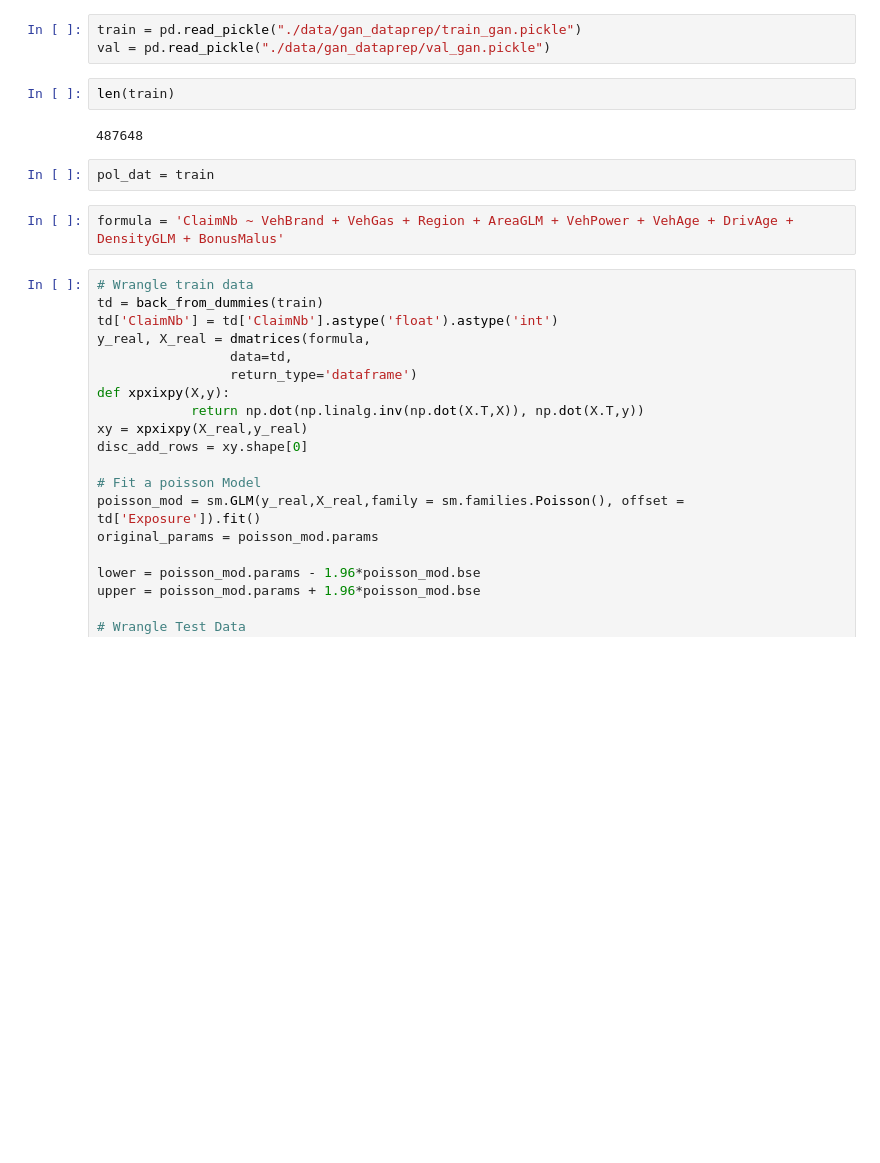
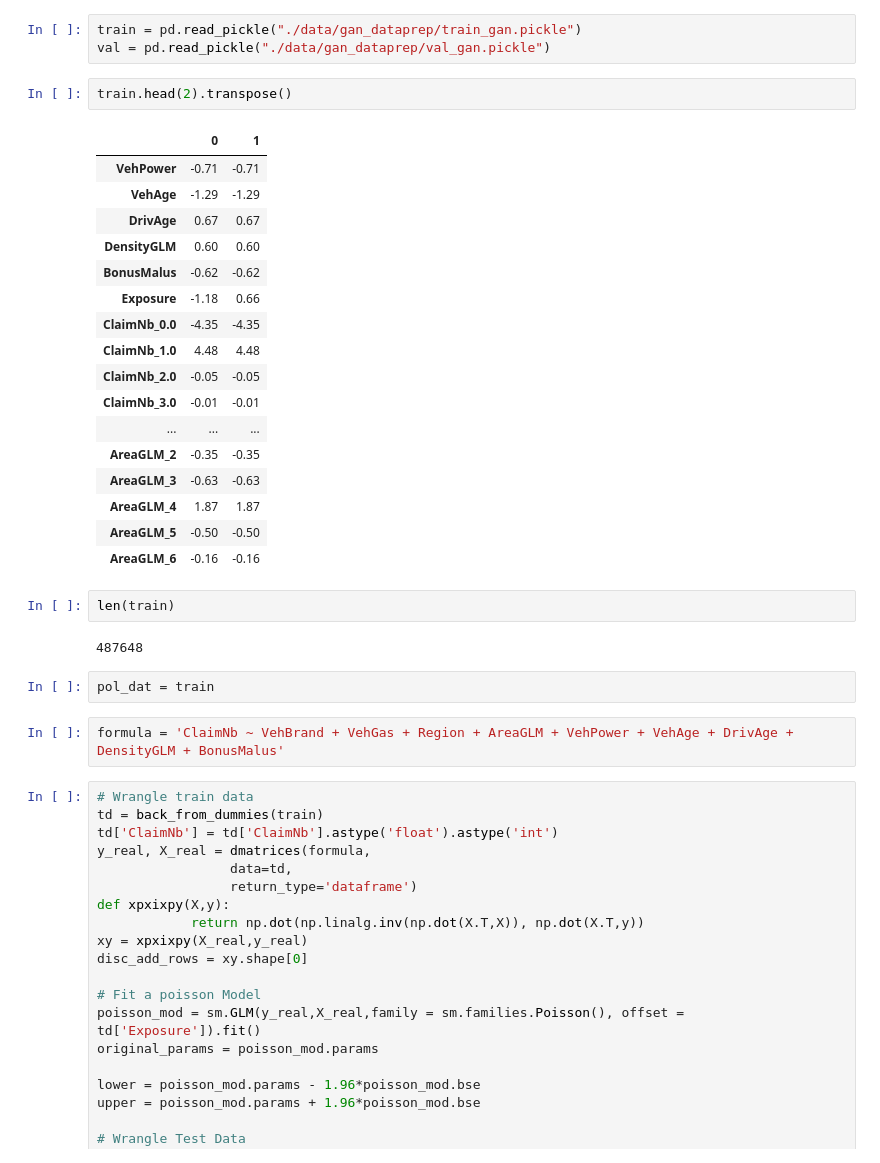
Before and after one commit to AfairiJJ/thesis, a Jupyter notebook: _2_3_Gan.ipynb, the cells around one changed output. Drawn from its saved outputs; the diff is of its cells as text; blank space fills up the shorter version.

```diff
--- a/_2_3_Gan.ipynb
+++ b/_2_3_Gan.ipynb
@@ -54,6 +47,26 @@ from multi_categorical_gans.utils.logger import Logger
 # %%
 train = pd.read_pickle("./data/gan_dataprep/train_gan.pickle")
 val = pd.read_pickle("./data/gan_dataprep/val_gan.pickle")
+# %%
+train.head(2).transpose()
+# %% [output]
+|  | 0 | 1 |
+| VehPower | -0.71 | -0.71 |
+| VehAge | -1.29 | -1.29 |
+| DrivAge | 0.67 | 0.67 |
+| DensityGLM | 0.60 | 0.60 |
+| BonusMalus | -0.62 | -0.62 |
+| Exposure | -1.18 | 0.66 |
+| ClaimNb_0.0 | -4.35 | -4.35 |
+| ClaimNb_1.0 | 4.48 | 4.48 |
+| ClaimNb_2.0 | -0.05 | -0.05 |
+| ClaimNb_3.0 | -0.01 | -0.01 |
+| ... | ... | ... |
+| AreaGLM_2 | -0.35 | -0.35 |
+| AreaGLM_3 | -0.63 | -0.63 |
+| AreaGLM_4 | 1.87 | 1.87 |
+| AreaGLM_5 | -0.50 | -0.50 |
+| AreaGLM_6 | -0.16 | -0.16 |
 # %%
 len(train)
 # %% [output]
```
Also changed, not shown: parts of 4 cells of this notebook, 10 other files.
